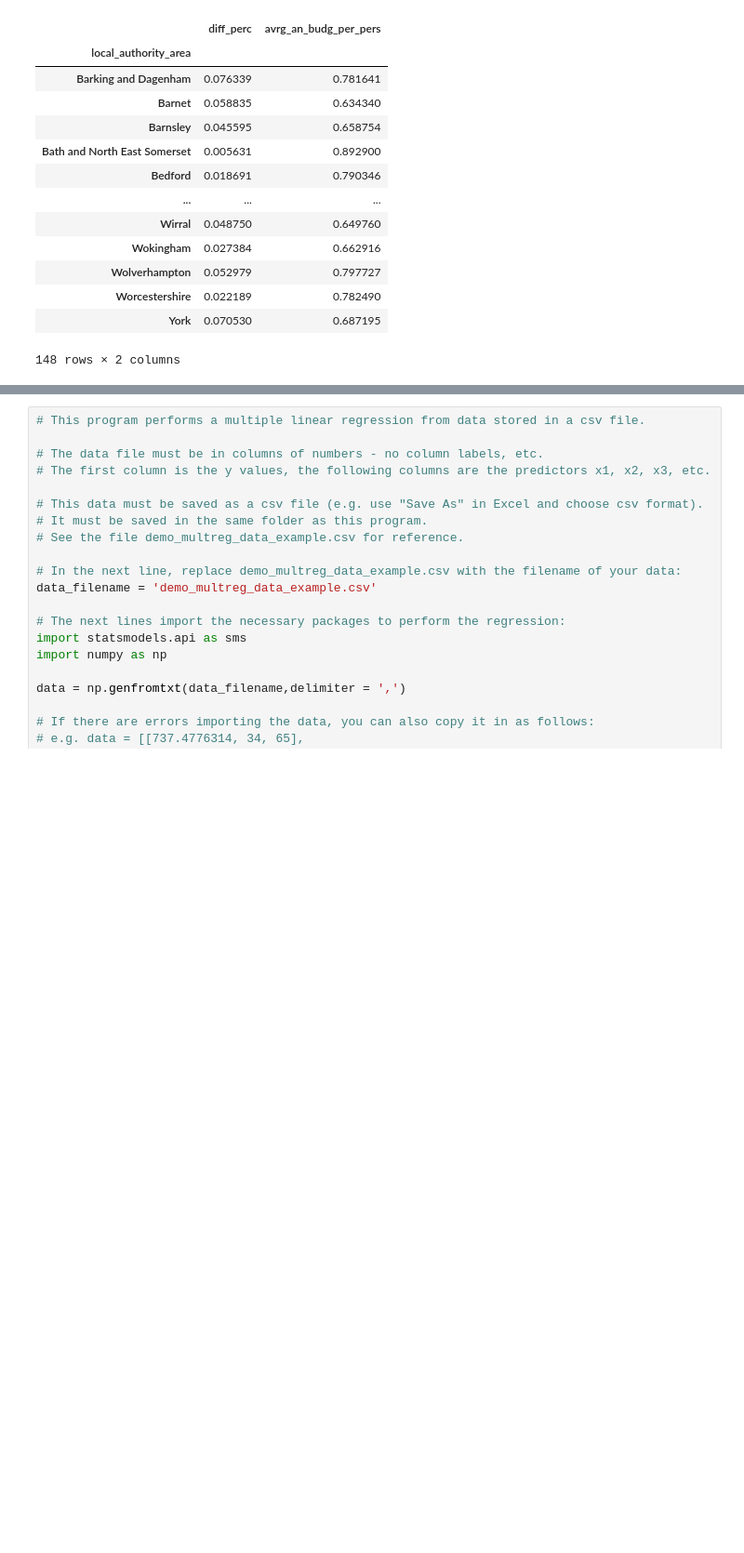
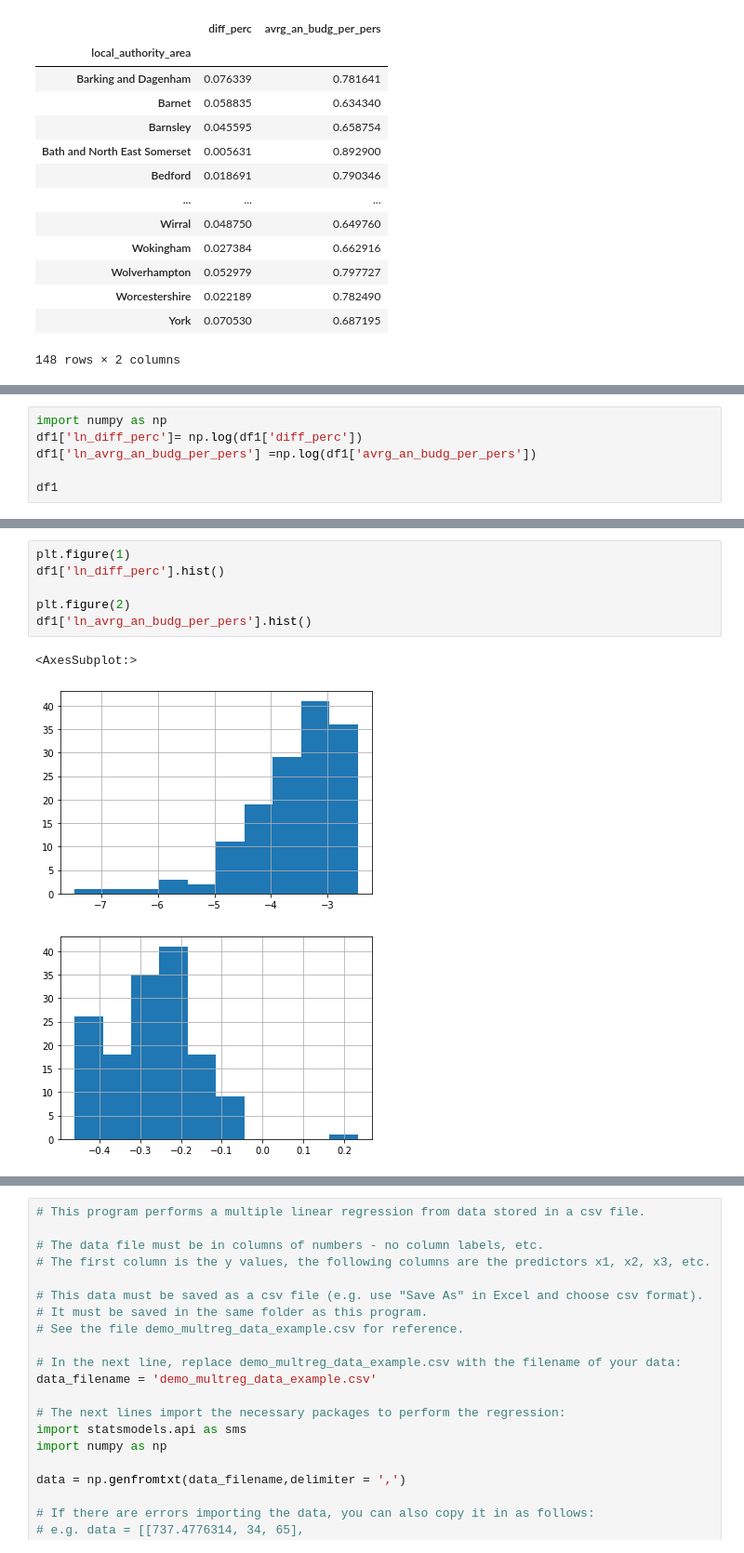
Before and after one commit to DaphneBdn/QM_coursework1, a Jupyter notebook: Coursework1_Analysis_code.ipynb, the cells around one changed output, grey strips where cells are left out. Shown at 93% size. Drawn from its saved outputs; the diff is of its cells as text; blank space fills up the shorter version.

```diff
--- a/Coursework1_Analysis_code.ipynb
+++ b/Coursework1_Analysis_code.ipynb
@@ -511,0 +526,6 @@ df1
+# %%
+import numpy as np
+df1['ln_diff_perc']= np.log(df1['diff_perc'])
+df1['ln_avrg_an_budg_per_pers'] =np.log(df1['avrg_an_budg_per_pers'])
+
+df1
@@ -511,0 +547,10 @@ df1
+# %%
+plt.figure(1)
+df1['ln_diff_perc'].hist()
+
+plt.figure(2)
+df1['ln_avrg_an_budg_per_pers'].hist()
+# %% [output]
+<AxesSubplot:>
+[figure, added]
+[figure, added]
```
Also changed, not shown: parts of 24 cells of this notebook.
